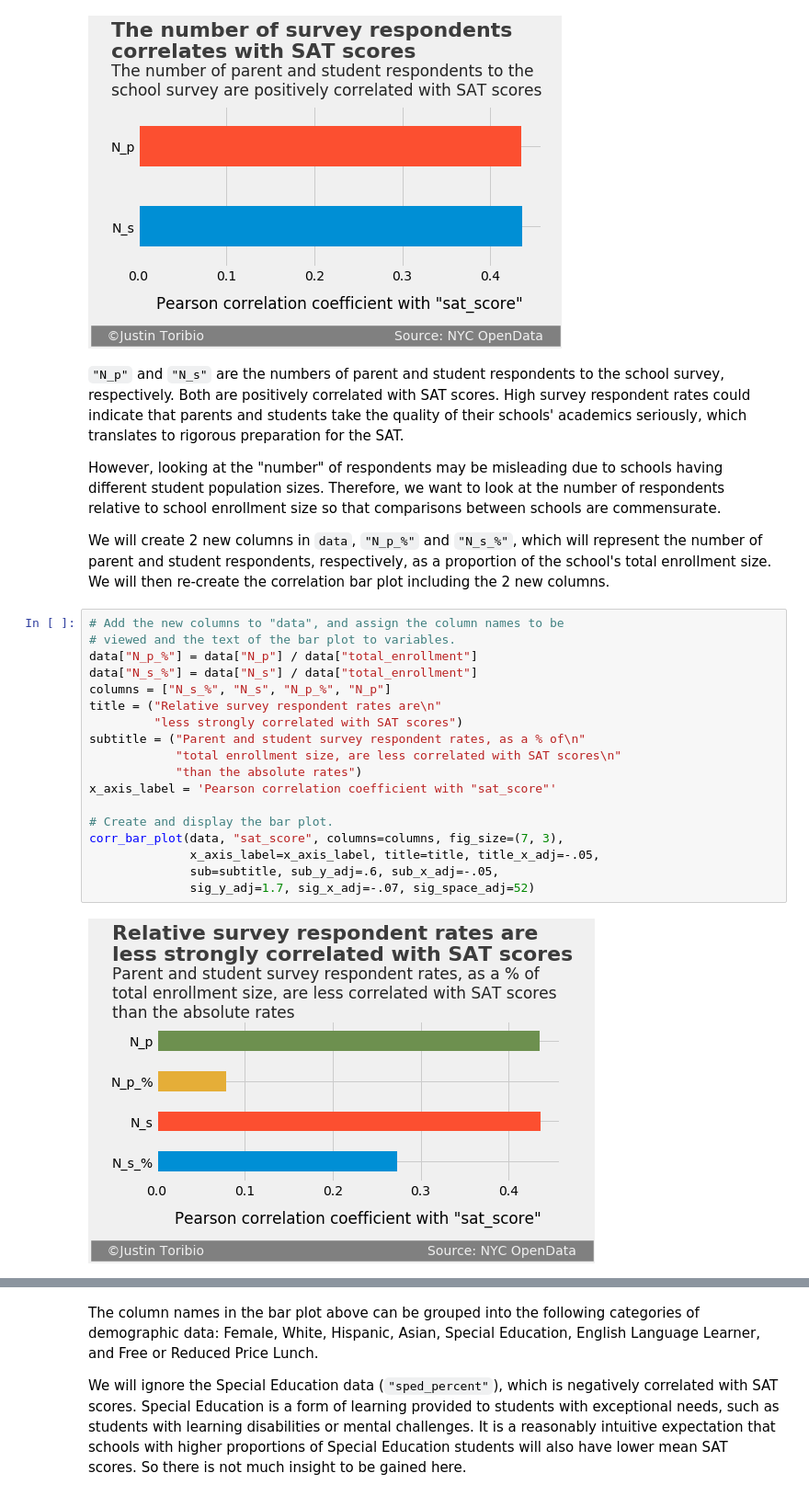
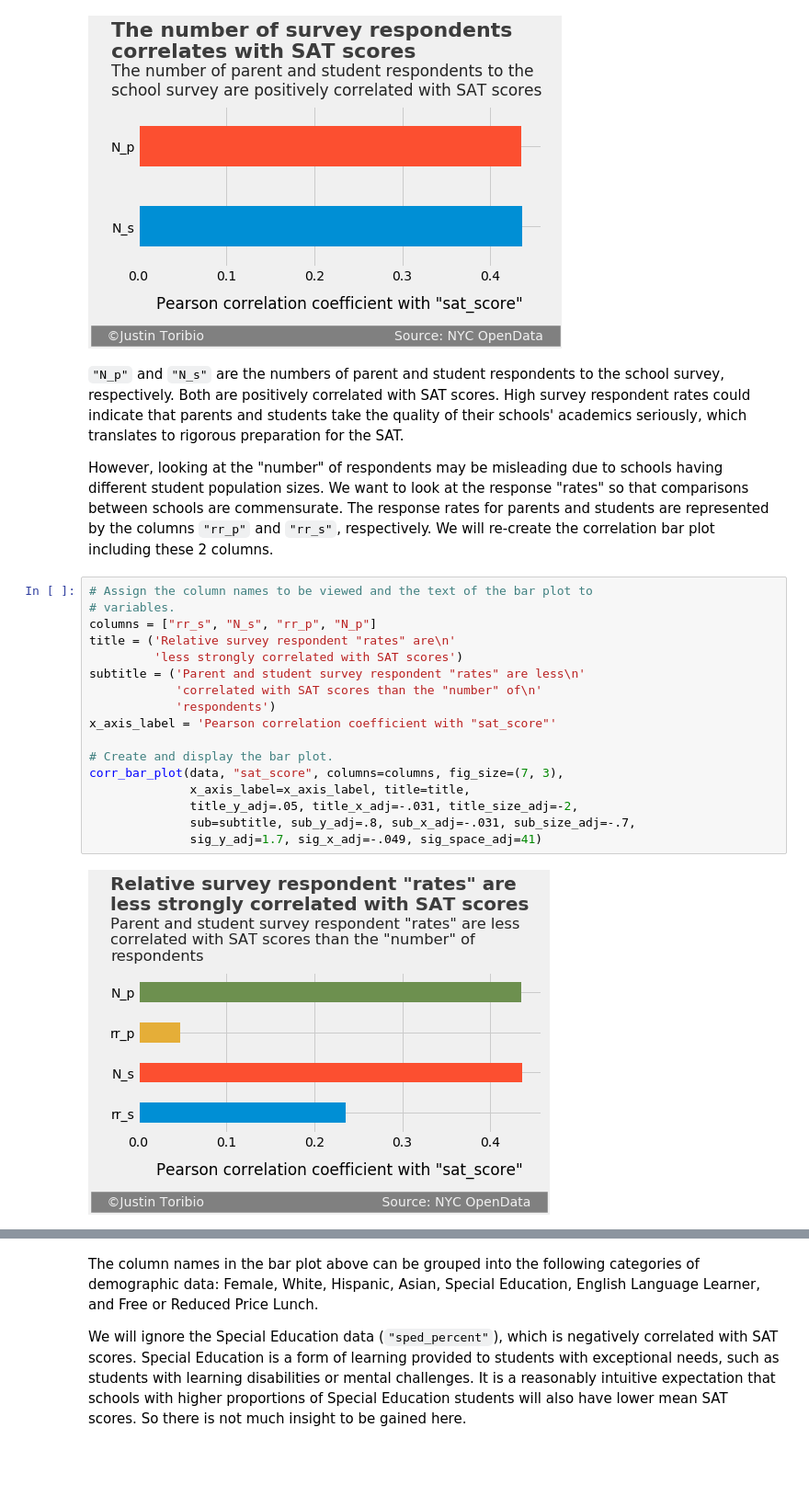
Before and after one commit to JustinToribio/analyzing-the-sat, a Jupyter notebook: notebooks/1.0-jt-analyze-the-sat.ipynb, the cells around one changed output, grey strips where cells are left out. Shown at 92% size. Saved outputs shown, nothing was run; the diff lists cells and outputs as text; blank space fills up the shorter version.

Commit message:
notebook: survey data updated - rr_p & rr_s cols, scatter plots

```diff
--- a/notebooks/1.0-jt-analyze-the-sat.ipynb
+++ b/notebooks/1.0-jt-analyze-the-sat.ipynb
@@ -441,27 +445,24 @@ corr_bar_plot(data, "sat_score", columns=columns,
 # %% [markdown]
 `"N_p"` and `"N_s"` are the numbers of parent and student respondents to the school survey, respectively.  Both are positively correlated with SAT scores.  High survey respondent rates could indicate that parents and students take the quality of their schools' academics seriously, which translates to rigorous preparation for the SAT.
 
-However, looking at the "number" of respondents may be misleading due to schools having different student population sizes.  Therefore, we want to look at the number of respondents relative to school enrollment size so that comparisons between schools are commensurate.
-
-We will create 2 new columns in `data`, `"N_p_%"` and `"N_s_%"`, which will represent the number of parent and student respondents, respectively, as a proportion of the school's total enrollment size.  We will then re-create the correlation bar plot including the 2 new columns.
+However, looking at the "number" of respondents may be misleading due to schools having different student population sizes.  We want to look at the response "rates" so that comparisons between schools are commensurate.  The response rates for parents and students are represented by the columns `"rr_p"` and `"rr_s"`, respectively.  We will re-create the correlation bar plot including these 2 columns.
 # %%
-# Add the new columns to "data", and assign the column names to be
-# viewed and the text of the bar plot to variables.
-data["N_p_%"] = data["N_p"] / data["total_enrollment"]
-data["N_s_%"] = data["N_s"] / data["total_enrollment"]
-columns = ["N_s_%", "N_s", "N_p_%", "N_p"]
-title = ("Relative survey respondent rates are\n"
-         "less strongly correlated with SAT scores")
-subtitle = ("Parent and student survey respondent rates, as a % of\n"
-            "total enrollment size, are less correlated with SAT scores\n"
-            "than the absolute rates")
+# Assign the column names to be viewed and the text of the bar plot to
+# variables.
+columns = ["rr_s", "N_s", "rr_p", "N_p"]
+title = ('Relative survey respondent "rates" are\n'
+         'less strongly correlated with SAT scores')
+subtitle = ('Parent and student survey respondent "rates" are less\n'
+            'correlated with SAT scores than the "number" of\n'
+            'respondents')
 x_axis_label = 'Pearson correlation coefficient with "sat_score"'
 
 # Create and display the bar plot.
 corr_bar_plot(data, "sat_score", columns=columns, fig_size=(7, 3),
-              x_axis_label=x_axis_label, title=title, title_x_adj=-.05,
-              sub=subtitle, sub_y_adj=.6, sub_x_adj=-.05,
-              sig_y_adj=1.7, sig_x_adj=-.07, sig_space_adj=52)
+              x_axis_label=x_axis_label, title=title,
+              title_y_adj=.05, title_x_adj=-.031, title_size_adj=-2,
+              sub=subtitle, sub_y_adj=.8, sub_x_adj=-.031, sub_size_adj=-.7,
+              sig_y_adj=1.7, sig_x_adj=-.049, sig_space_adj=41)
 # %% [output]
-[figure, old version]
+[figure, new version]
 # %% [markdown]
```
Also changed, not shown: parts of 11 cells of this notebook.
